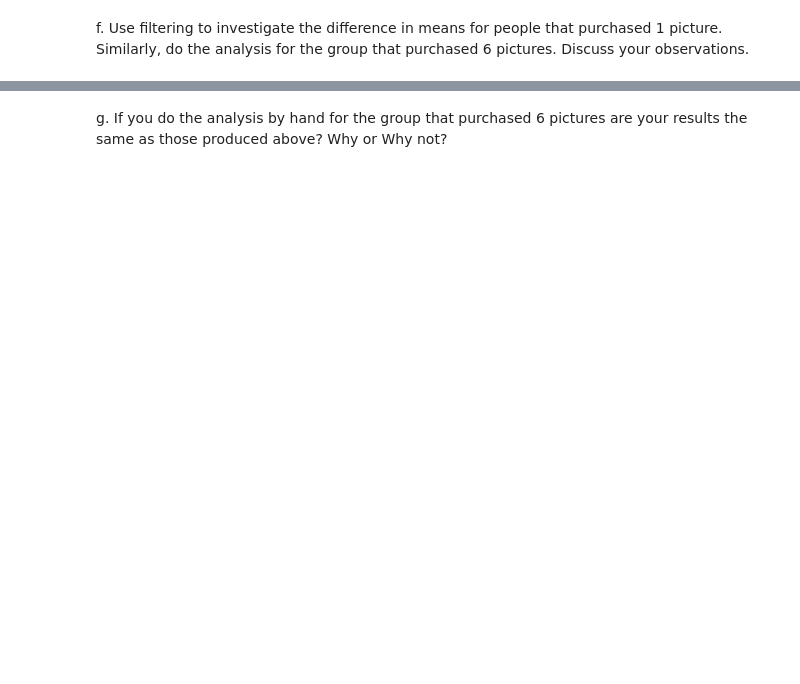
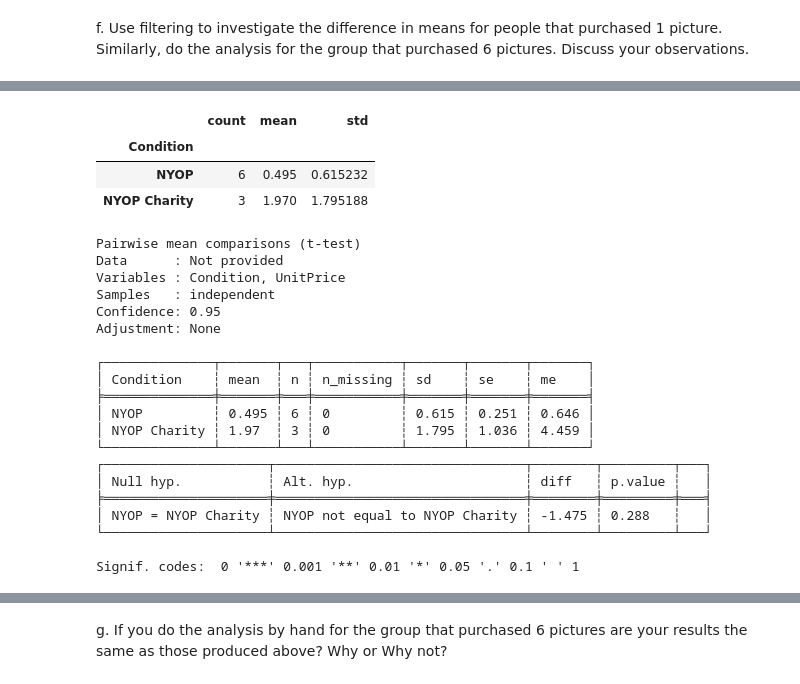
Before and after one commit to rsm-haz161/MGTA453-CaseStudy, a Jupyter notebook: Shared_Social_Responsibility.ipynb, the cells around one changed output, grey strips where cells are left out. Drawn from its saved outputs; the diff is of its cells as text; code cells hidden in the pictures; blank space fills up the shorter version.

```diff
--- a/Shared_Social_Responsibility.ipynb
+++ b/Shared_Social_Responsibility.ipynb
@@ -168,0 +288,38 @@ f. Use filtering to investigate the difference in means for people that purchase
+# %%
+# Author: Haolin Zhang
+six_photos = nyop[nyop["Number"] == 6]
+
+display(six_photos.groupby("Condition")["UnitPrice"].agg(["count", "mean", "std"]))
+
+six_photos_for_test = pl.from_pandas(six_photos[["Condition", "UnitPrice"]])
+
+six_photos_test = rsm.basics.compare_means(
+    data=six_photos_for_test, var1="Condition", var2="UnitPrice"
+)
+
+six_photos_test.summary()
+# %% [output]
+|  | count | mean | std |
+| Condition |  |  |  |
+| NYOP | 6 | 0.495 | 0.615232 |
+| NYOP Charity | 3 | 1.970 | 1.795188 |
+Pairwise mean comparisons (t-test)
+Data      : Not provided
+Variables : Condition, UnitPrice
+Samples   : independent
+Confidence: 0.95
+Adjustment: None
+
+┌──────────────┬───────┬───┬───────────┬───────┬───────┬───────┐
+│ Condition    ┆ mean  ┆ n ┆ n_missing ┆ sd    ┆ se    ┆ me    │
+╞══════════════╪═══════╪═══╪═══════════╪═══════╪═══════╪═══════╡
+│ NYOP         ┆ 0.495 ┆ 6 ┆ 0         ┆ 0.615 ┆ 0.251 ┆ 0.646 │
+│ NYOP Charity ┆ 1.97  ┆ 3 ┆ 0         ┆ 1.795 ┆ 1.036 ┆ 4.459 │
+└──────────────┴───────┴───┴───────────┴───────┴───────┴───────┘
+┌─────────────────────┬────────────────────────────────┬────────┬─────────┬───┐
+│ Null hyp.           ┆ Alt. hyp.                      ┆ diff   ┆ p.value ┆   │
+╞═════════════════════╪════════════════════════════════╪════════╪═════════╪═══╡
+│ NYOP = NYOP Charity ┆ NYOP not equal to NYOP Charity ┆ -1.475 ┆ 0.288   ┆   │
+└─────────────────────┴────────────────────────────────┴────────┴─────────┴───┘
+
+Signif. codes:  0 '***' 0.001 '**' 0.01 '*' 0.05 '.' 0.1 ' ' 1
```
Also changed, not shown: parts of 13 cells of this notebook.
